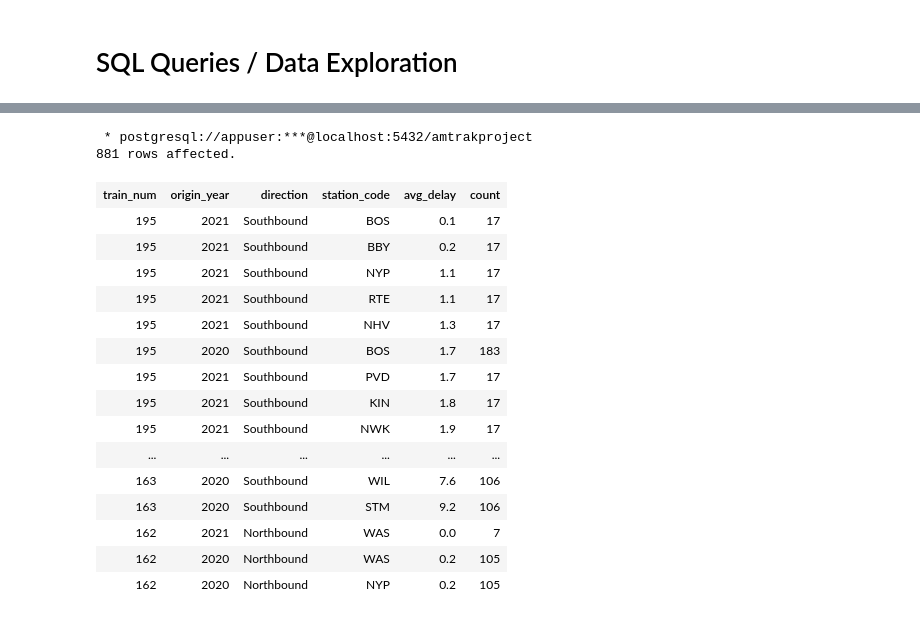
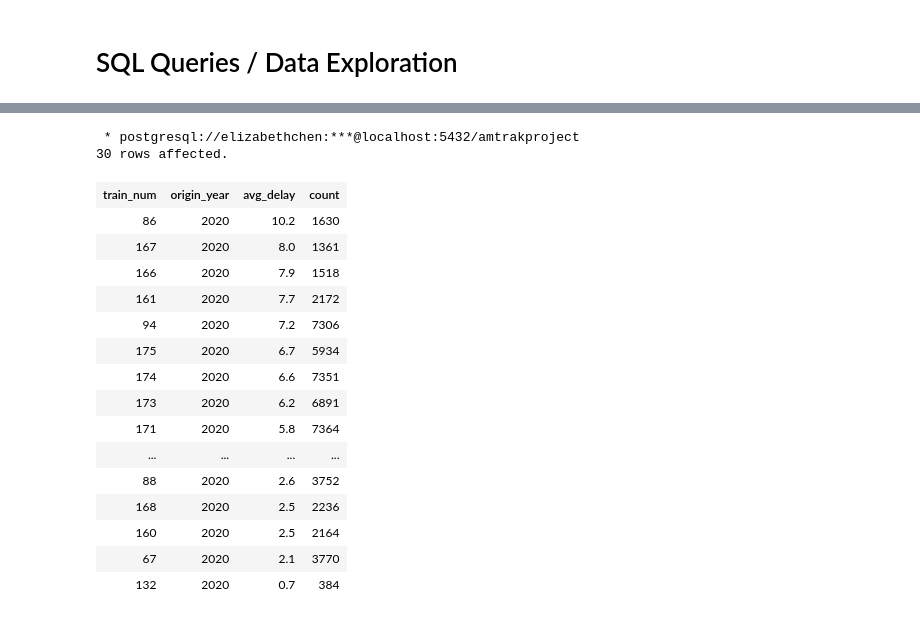
Before and after one commit to elizabeth-c-chen/data1050-amtrak-on-time-analysis, a Jupyter notebook: SQL.ipynb, the cells around one changed output, grey strips where cells are left out. Drawn from its saved outputs; the diff is of its cells as text; code cells hidden in the pictures.

```diff
--- a/SQL.ipynb
+++ b/SQL.ipynb
@@ -631,27 +850,27 @@ ORDER BY d.origin_year DESC, ROUND( CAST( AVG(d.depart_diff) as numeric), 2), d.
 # %%
 %%sql
 
-SELECT  d.train_num, d.origin_year, d.direction, d.station_code, ROUND( CAST( AVG(d.depart_diff) as numeric), 1) as avg_delay, COUNT(*)
+SELECT  d.train_num, d.origin_year, ROUND( CAST( AVG(d.depart_diff) as numeric), 1) as avg_delay, COUNT(*)
 FROM departures d
-WHERE d.origin_year >= 2020
-GROUP BY d.origin_year, d.train_num, d.direction, d.station_code
-ORDER BY d.train_num DESC, ROUND( CAST( AVG(d.depart_diff) as numeric), 2);
+WHERE d.origin_year = 2020
+GROUP BY d.origin_year, d.train_num
+ORDER BY ROUND( CAST( AVG(d.depart_diff) as numeric), 2) DESC;
 # %% [output]
- * postgresql://appuser:***@localhost:5432/amtrakproject
-881 rows affected.
+ * postgresql://elizabethchen:***@localhost:5432/amtrakproject
+30 rows affected.
-| train_num | origin_year | direction | station_code | avg_delay | count |
-| 195 | 2021 | Southbound | BOS | 0.1 | 17 |
-| 195 | 2021 | Southbound | BBY | 0.2 | 17 |
-| 195 | 2021 | Southbound | NYP | 1.1 | 17 |
-| 195 | 2021 | Southbound | RTE | 1.1 | 17 |
-| 195 | 2021 | Southbound | NHV | 1.3 | 17 |
-| 195 | 2020 | Southbound | BOS | 1.7 | 183 |
-| 195 | 2021 | Southbound | PVD | 1.7 | 17 |
-| 195 | 2021 | Southbound | KIN | 1.8 | 17 |
-| 195 | 2021 | Southbound | NWK | 1.9 | 17 |
-| ... | ... | ... | ... | ... | ... |
-| 163 | 2020 | Southbound | WIL | 7.6 | 106 |
-| 163 | 2020 | Southbound | STM | 9.2 | 106 |
-| 162 | 2021 | Northbound | WAS | 0.0 | 7 |
-| 162 | 2020 | Northbound | WAS | 0.2 | 105 |
-| 162 | 2020 | Northbound | NYP | 0.2 | 105 |
+| train_num | origin_year | avg_delay | count |
+| 86 | 2020 | 10.2 | 1630 |
+| 167 | 2020 | 8.0 | 1361 |
+| 166 | 2020 | 7.9 | 1518 |
+| 161 | 2020 | 7.7 | 2172 |
+| 94 | 2020 | 7.2 | 7306 |
+| 175 | 2020 | 6.7 | 5934 |
+| 174 | 2020 | 6.6 | 7351 |
+| 173 | 2020 | 6.2 | 6891 |
+| 171 | 2020 | 5.8 | 7364 |
+| ... | ... | ... | ... |
+| 88 | 2020 | 2.6 | 3752 |
+| 168 | 2020 | 2.5 | 2236 |
+| 160 | 2020 | 2.5 | 2164 |
+| 67 | 2020 | 2.1 | 3770 |
+| 132 | 2020 | 0.7 | 384 |
```
Also changed, not shown: parts of 36 cells of this notebook, 8 other files.
